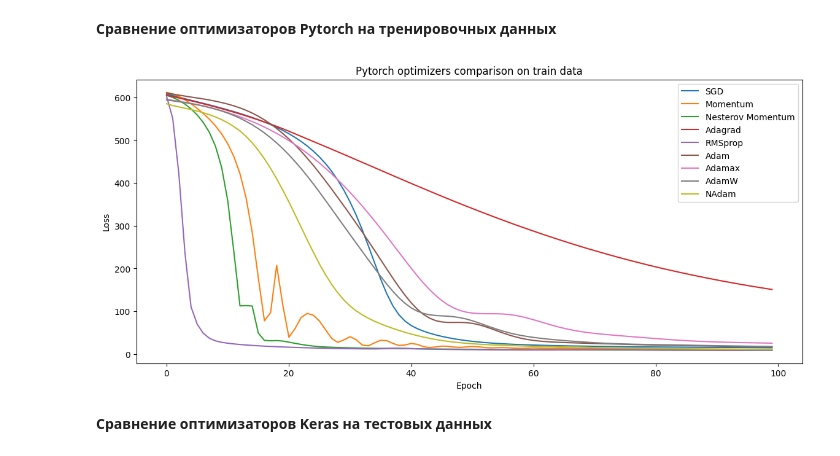
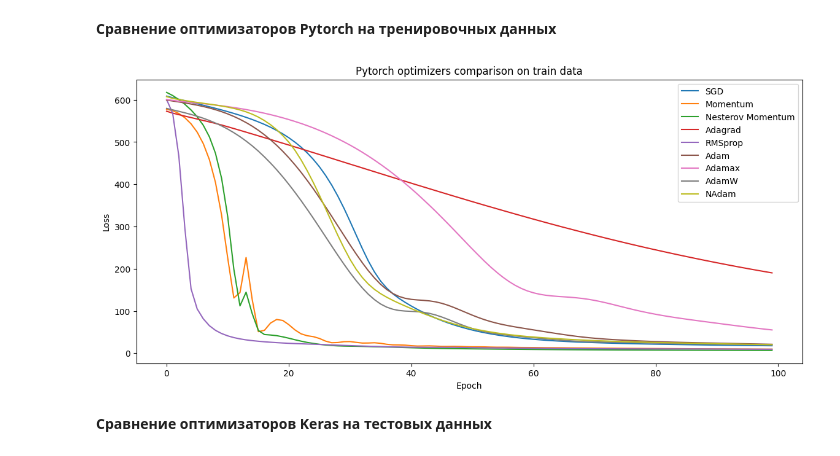
Before and after one commit to AstemirGongapshev/Optimization-ML, a Jupyter notebook: ML_Optimization.ipynb, the cells around one changed output. Cells and saved outputs as stored; diff of their text form; code cells hidden in the pictures.

```diff
--- a/ML_Optimization.ipynb
+++ b/ML_Optimization.ipynb
@@ -131,47 +173,17 @@ nn_params = {'in_features': X.shape[1], 'h1': 16, 'h2': 8, 'out': 1}
+# %%
+manual_seed(0)
+X_train_s_tensor = FloatTensor(X_train_s)
+y_train_tensor = FloatTensor(y_train).view(-1, 1)
+
+X_test_s_tensor = FloatTensor(X_test_s)
+y_test_tensor = FloatTensor(y_test).view(-1, 1)
 # %%
+torch_optimizers = [
 
-class TorchNN(nn.Module):
-    def __init__(self, in_features, h1, h2, out):
-        super(TorchNN, self).__init__()
-        self.fc1 = nn.Linear(in_features, h1)
-        self.fc2 = nn.Linear(h1, h2)
-        self.fc3 = nn.Linear(h2, out)
-
-    def forward(self, x):
-        x = relu(self.fc1(x))
-        x = relu(self.fc2(x))
-        x = self.fc3(x)
-
-        return x
-
-
-def torch_losses(data, model, optim_cls, optim_params, num_epochs=100):
-    losses = []
-    X_train, y_train = data
-    criterion = nn.MSELoss()
-    optimizer = optim_cls(model.parameters(), **optim_params)
-
-    for epoch in range(num_epochs):
-        y_pred = model.forward(X_train)
-        loss = criterion(y_pred, y_train)
-        losses.append(loss.item())
-
-        optimizer.zero_grad()
-        loss.backward()
-        optimizer.step()
-
-    return losses
-
-
-manual_seed(0)
-X_train_s_tensor = FloatTensor(X_train_s)
-y_train_tensor = FloatTensor(y_train).view(-1, 1)
-
-torch_optimizers = [
     (optim.SGD, 'SGD', {'lr': 0.001}),
     (optim.SGD, 'Momentum', {'lr': 0.001, 'momentum': 0.9}),
     (optim.SGD, 'Nesterov Momentum', {'lr': 0.001, 'momentum': 0.9, 'nesterov': True}),
-    (optim.Adagrad, 'Adagrad', {'lr': 0.01}),
+    (optim.Adagrad, 'Adagrad', {'lr': 0.01, }),
     (optim.RMSprop, 'RMSprop', {'lr': 0.01}),
     (optim.Adam, 'Adam', {'lr': 0.01}),
     (optim.Adamax, 'Adamax', {'lr': 0.01}),
@@ -179,20 +191,24 @@ torch_optimizers = [
     (optim.NAdam, 'NAdam', {'lr': 0.01})
     ]
 
-plt.figure(figsize=(14, 6))
 
-for optim_cls, optim_name, optim_params in torch_optimizers:
-    nn_model = TorchNN(**nn_params)
-    t_losses = torch_losses((X_train_s_tensor, y_train_tensor), nn_model, optim_cls, optim_params)
-    plt.plot(range(len(t_losses)), t_losses, label=f'{optim_name}')
+def plot_results(torch_optimizers, nn_params, X_train_s_tensor, y_train_tensor):
+    plt.figure(figsize=(14, 6))
 
-plt.title('Pytorch optimizers comparison on train data')
-plt.xlabel('Epoch')
-plt.ylabel('Loss')
-plt.legend()
-plt.show()
+    for optim_cls, optim_name, optim_params in torch_optimizers:
+        nn_model = TorchNN(**nn_params)
+        t_losses = torch_losses((X_train_s_tensor, y_train_tensor), nn_model, optim_cls, optim_params)
+        plt.plot(range(len(t_losses)), t_losses, label=f'{optim_name}')
+
+    plt.title('Pytorch optimizers comparison on train data')
+    plt.xlabel('Epoch')
+    plt.ylabel('Loss')
+    plt.legend()
+    plt.show()
-# %% [output]
-[figure, removed]
+# %%
+plot_results(torch_optimizers, nn_params, X_test_s_tensor, y_test_tensor)
+# %% [output]
+[figure, added]
 # %% [markdown]
 **Сравнение оптимизаторов Keras на тестовых данных**
 # %%
```
Also changed, not shown: parts of 4 cells of this notebook.
